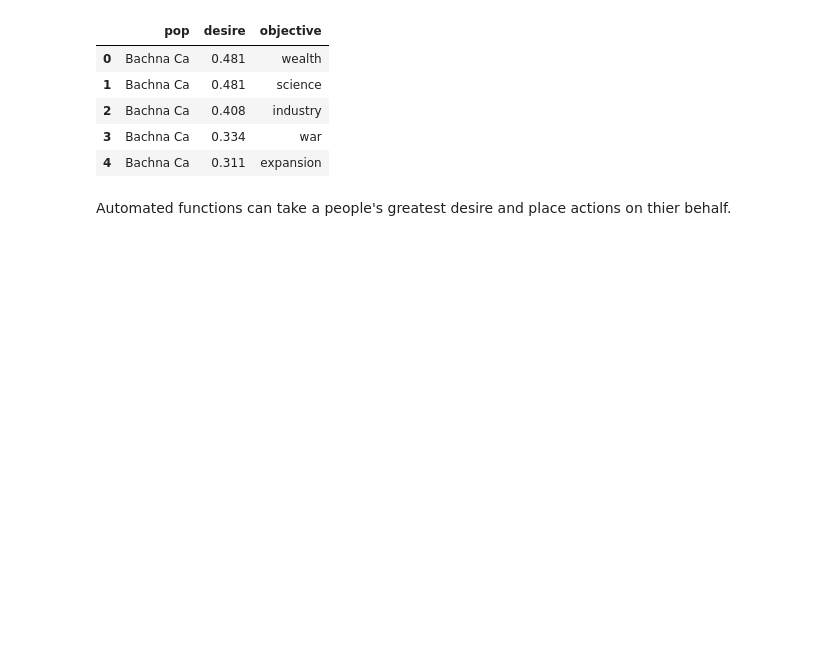
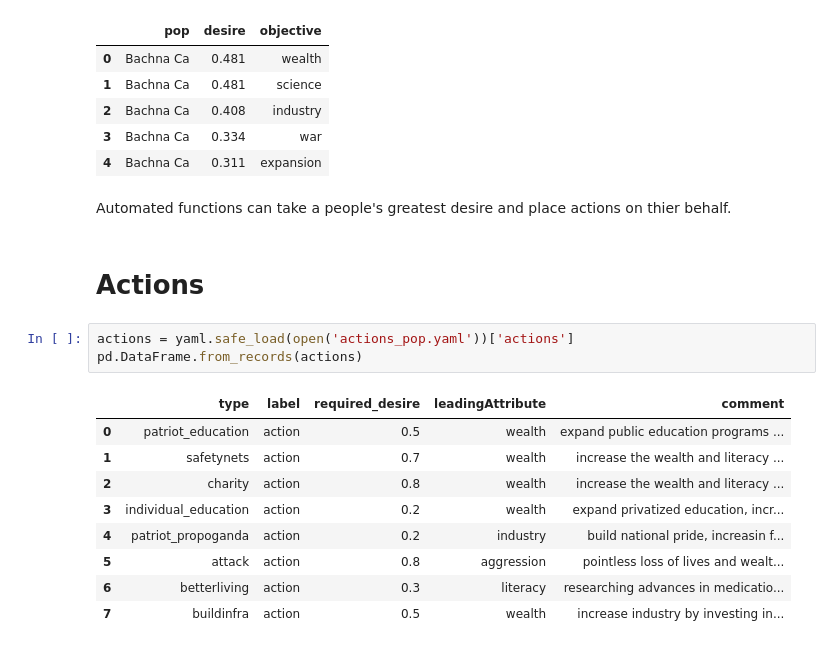
Before and after one commit to BillmanH/exoplanets, a Jupyter notebook: notebooks/People/People Making Choices.ipynb, the cells around one changed output. Saved outputs shown, nothing was run; the diff lists cells and outputs as text; blank space fills up the shorter version.

Commit message:
Updated people's desire

```diff
--- a/notebooks/People/People Making Choices.ipynb
+++ b/notebooks/People/People Making Choices.ipynb
@@ -223,3 +232,18 @@ pd.DataFrame([i['objects'] for i in res], columns=['pop','desire','objective']).
 | 4 | Bachna Ca | 0.311 | expansion |
 # %% [markdown]
 Automated functions can take a people's greatest desire and place actions on thier behalf.
+# %% [markdown]
+# Actions
+# %%
+actions = yaml.safe_load(open('actions_pop.yaml'))['actions']
+pd.DataFrame.from_records(actions)
+# %% [output]
+|  | type | label | required_desire | leadingAttribute | comment |
+| 0 | patriot_education | action | 0.5 | wealth | expand public education programs ... |
+| 1 | safetynets | action | 0.7 | wealth | increase the wealth and literacy ... |
+| 2 | charity | action | 0.8 | wealth | increase the wealth and literacy ... |
+| 3 | individual_education | action | 0.2 | wealth | expand privatized education, incr... |
+| 4 | patriot_propoganda | action | 0.2 | industry | build national pride, increasin f... |
+| 5 | attack | action | 0.8 | aggression | pointless loss of lives and wealt... |
+| 6 | betterliving | action | 0.3 | literacy | researching advances in medicatio... |
+| 7 | buildinfra | action | 0.5 | wealth | increase industry by investing in... |
```
Also changed, not shown: parts of 5 cells of this notebook, 1 other file.
